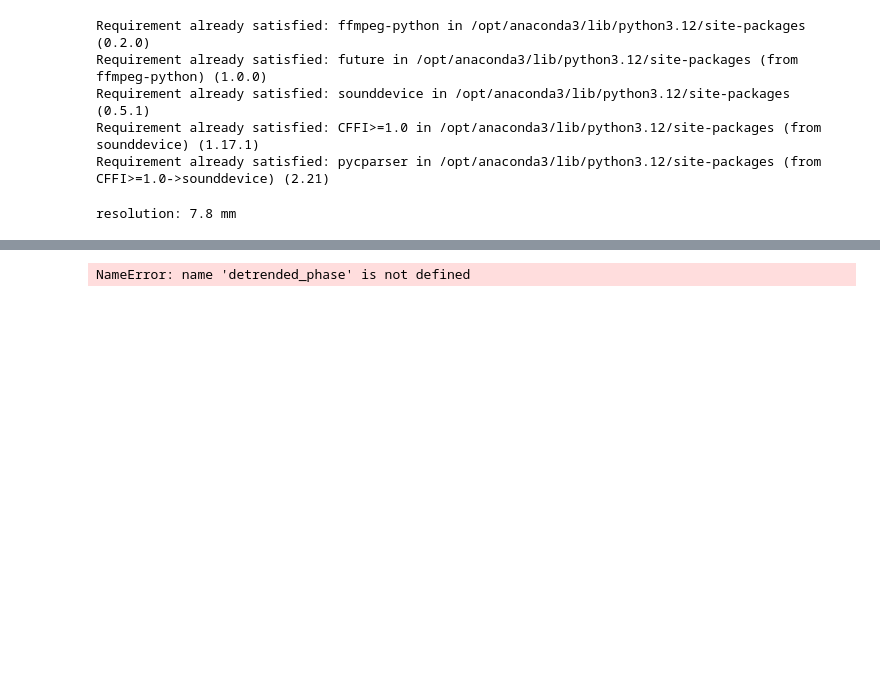
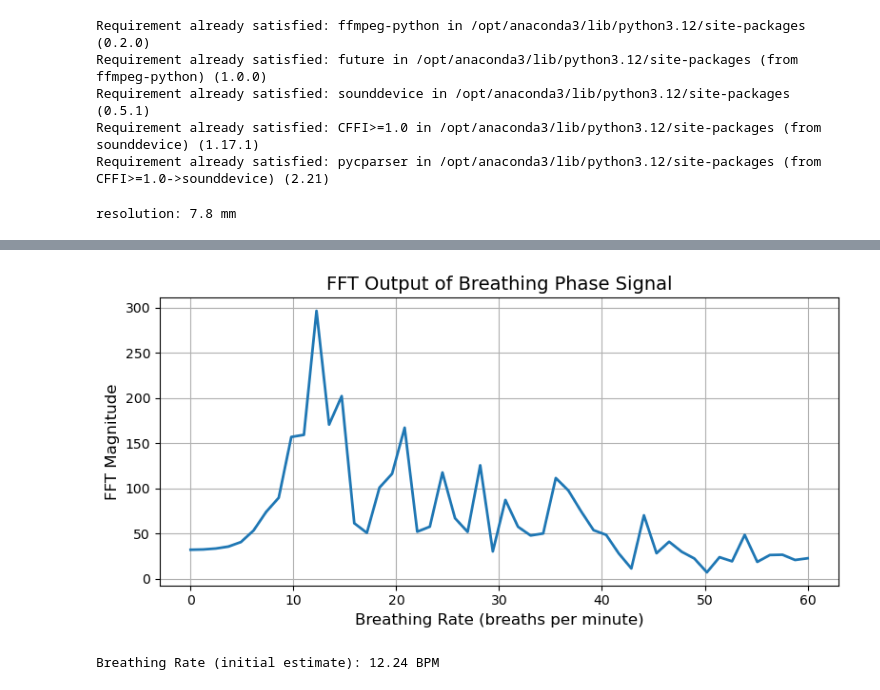
Before and after one commit to anna8murphy/vita-track, a Jupyter notebook: vitals_analysis.ipynb, the cells around one changed output, grey strips where cells are left out. Saved outputs shown, nothing was run; the diff lists cells and outputs as text; code cells hidden in the pictures; blank space fills up the shorter version.

Commit message:
fix breathing analysis

```diff
--- a/vitals_analysis.ipynb
+++ b/vitals_analysis.ipynb
@@ -241,6 +241,7 @@ def load_from_json():
 # %%
 # --- FMCW ---
 times = None
+detrended_phase = None
 def get_filtered_hr():
     tx_data, rx_data = load_from_json()
     window_length = rx_data.shape[1]
@@ -274,6 +275,7 @@ def get_filtered_hr():
     phases = np.angle(fft_data[:, bin_to_track])
 
     unwrapped_phases = np.unwrap(phases)
+    global detrended_phase
     detrended_phase = detrend(unwrapped_phases)
 
     global times
@@ -388,32 +390,32 @@ phase_filtered = highpass(detrended_phase, cutoff=cutoff_hz, fs=fs)
 phase_window = phase_filtered[start_idx:end_idx]
 
 fft_result = np.fft.fft(phase_window)
 fft_magnitude = np.abs(fft_result)
 fft_freqs = np.fft.fftfreq(len(phase_window), d=chirp_length)
 
 # select frequencies within 0-1 Hz (~0-60 BPM)
 positive_freqs = fft_freqs[:len(fft_freqs)//2]
 positive_mags = fft_magnitude[:len(fft_magnitude)//2]
 bpm_freqs = positive_freqs * 60
 mask = (bpm_freqs >= 0) & (bpm_freqs <= 60)
 bpm_freqs = bpm_freqs[mask]
 positive_mags = positive_mags[mask]
 
 peak_index = np.argmax(positive_mags)
 peak_bpm = bpm_freqs[peak_index]
 peak_mag = positive_mags[peak_index]
 
 plt.figure(figsize=(8, 4))
 plt.plot(bpm_freqs, positive_mags, linewidth=2)
 plt.xlabel("Breathing Rate (breaths per minute)", fontsize=12)
-plt.axvline(x=peak_bpm, color='r', linestyle='--', label=f'FFT HR: {bpm_from_fft:.1f} BPM')
 plt.ylabel("FFT Magnitude", fontsize=12)
 plt.title("FFT Output of Breathing Phase Signal", fontsize=14)
 plt.grid(True)
 
 plt.tight_layout()
 plt.show()
 
 print(f"Breathing Rate (initial estimate): {peak_bpm:.2f} BPM")
 # %% [output]
+[figure, added]
-NameError: name 'detrended_phase' is not defined
+Breathing Rate (initial estimate): 12.24 BPM
```
Also changed, not shown: parts of 1 cell of this notebook.
